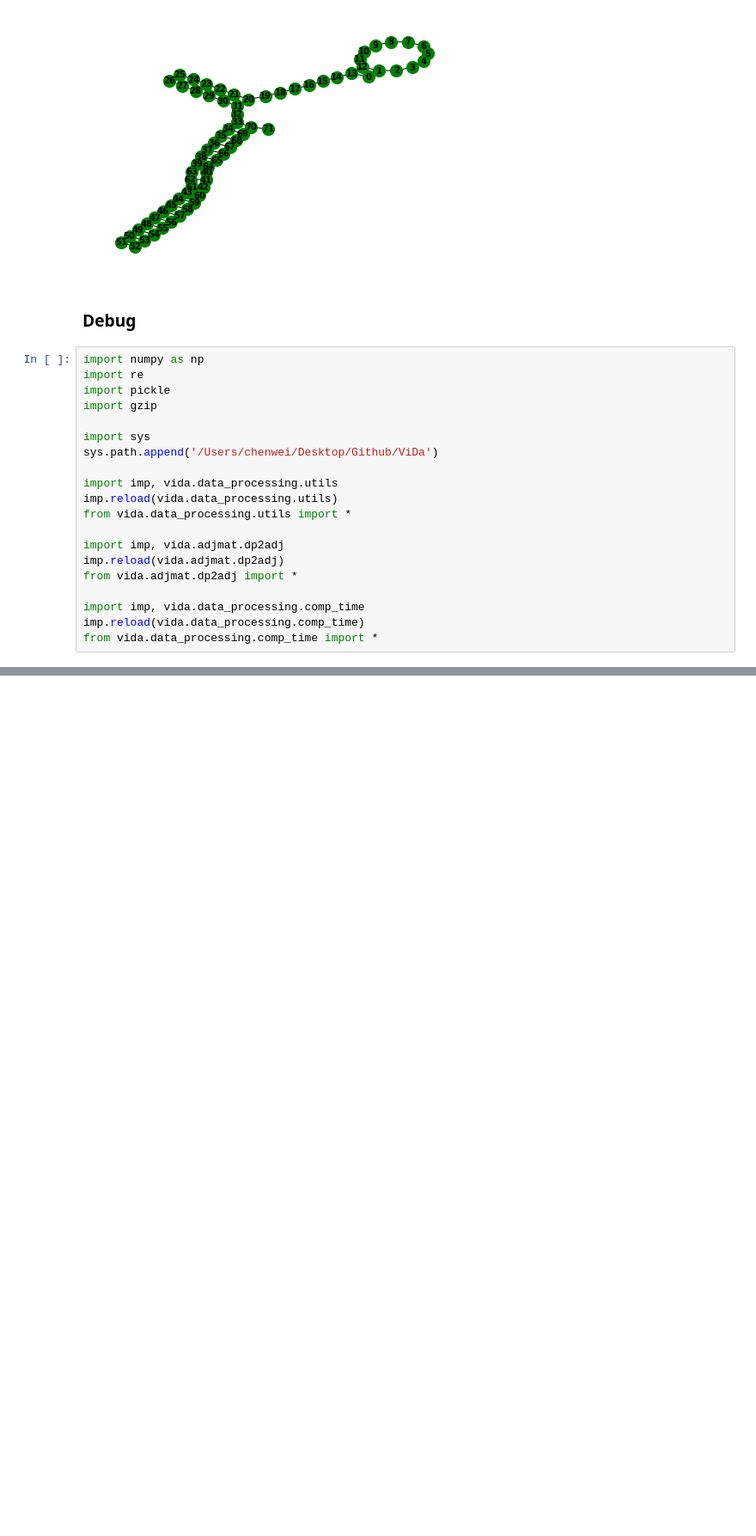
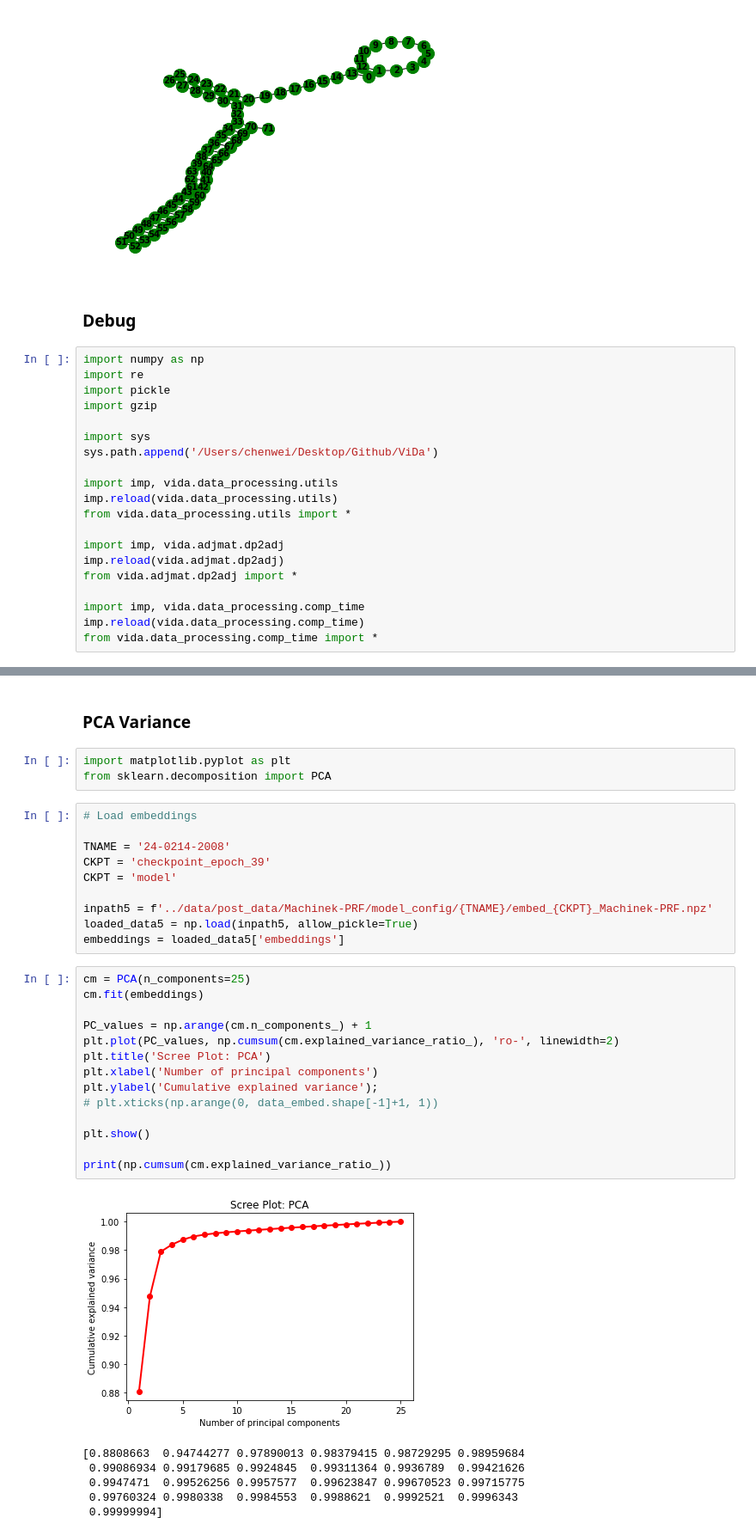
Before and after one commit to chenwei-zhang/ViDa, a Jupyter notebook: vida/threestrand_note.ipynb, the cells around one changed output, grey strips where cells are left out. Shown: that part at 86% size. Saved outputs shown, nothing was run; the diff lists cells and outputs as text; blank space fills up the shorter version.

```diff
--- a/vida/threestrand_note.ipynb
+++ b/vida/threestrand_note.ipynb
@@ -374,0 +262,36 @@ tensor([[0, 1, 2, 1],
+# %% [markdown]
+### PCA Variance
+# %%
+import matplotlib.pyplot as plt
+from sklearn.decomposition import PCA
+# %%
+# Load embeddings
+
+TNAME = '24-0214-2008'
+CKPT = 'checkpoint_epoch_39'
+CKPT = 'model'
+
+inpath5 = f'../data/post_data/Machinek-PRF/model_config/{TNAME}/embed_{CKPT}_Machinek-PRF.npz'
+loaded_data5 = np.load(inpath5, allow_pickle=True)
+embeddings = loaded_data5['embeddings']
+# %%
+cm = PCA(n_components=25)
+cm.fit(embeddings)
+
+PC_values = np.arange(cm.n_components_) + 1
+plt.plot(PC_values, np.cumsum(cm.explained_variance_ratio_), 'ro-', linewidth=2)
+plt.title('Scree Plot: PCA')
+plt.xlabel('Number of principal components')
+plt.ylabel('Cumulative explained variance');
+# plt.xticks(np.arange(0, data_embed.shape[-1]+1, 1))
+
+plt.show()
+
+print(np.cumsum(cm.explained_variance_ratio_))
+# %% [output]
+[figure, added]
+[0.8808663  0.94744277 0.97890013 0.98379415 0.98729295 0.98959684
+ 0.99086934 0.99179685 0.9924845  0.99311364 0.9936789  0.99421626
+ 0.9947471  0.99526256 0.9957577  0.99623847 0.99670523 0.99715775
+ 0.99760324 0.9980338  0.9984553  0.9988621  0.9992521  0.9996343
+ 0.99999994]
```
Also changed, not shown: parts of 24 cells of this notebook, 1 other file.
